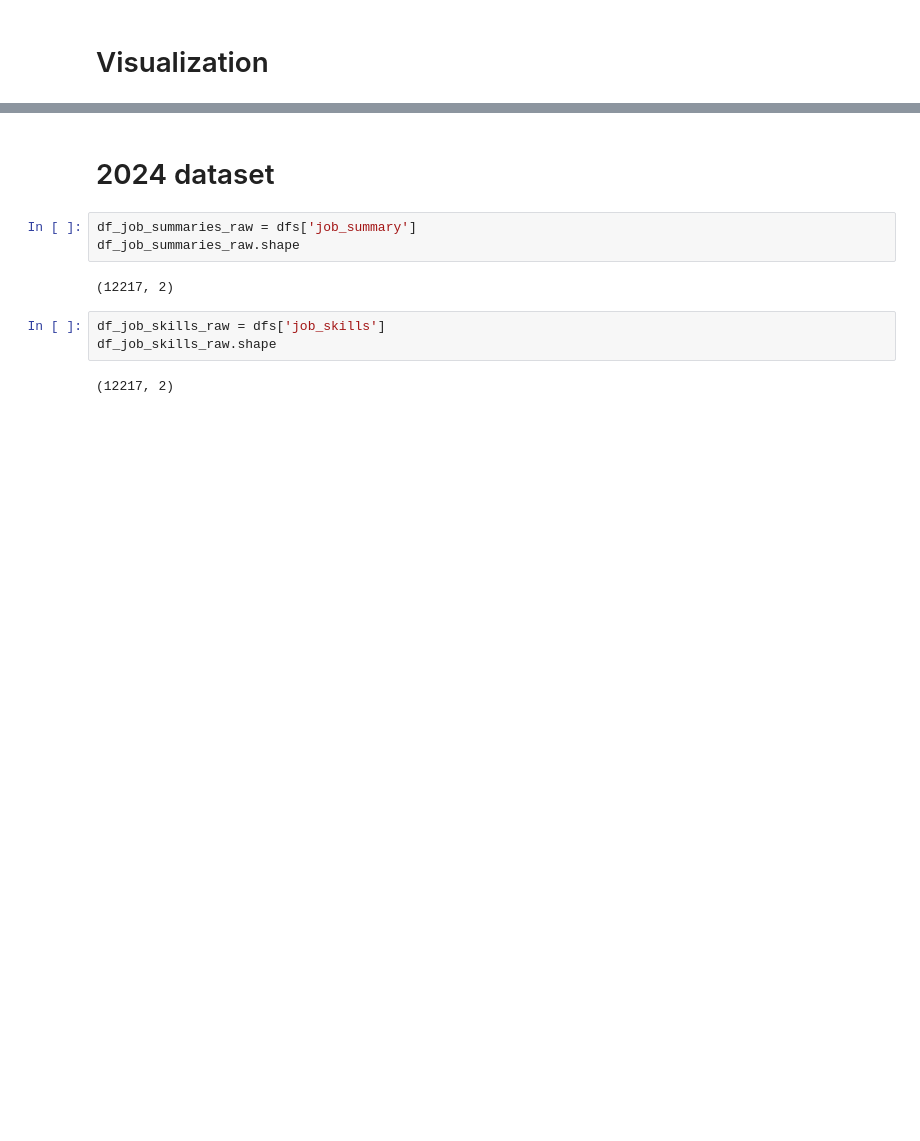
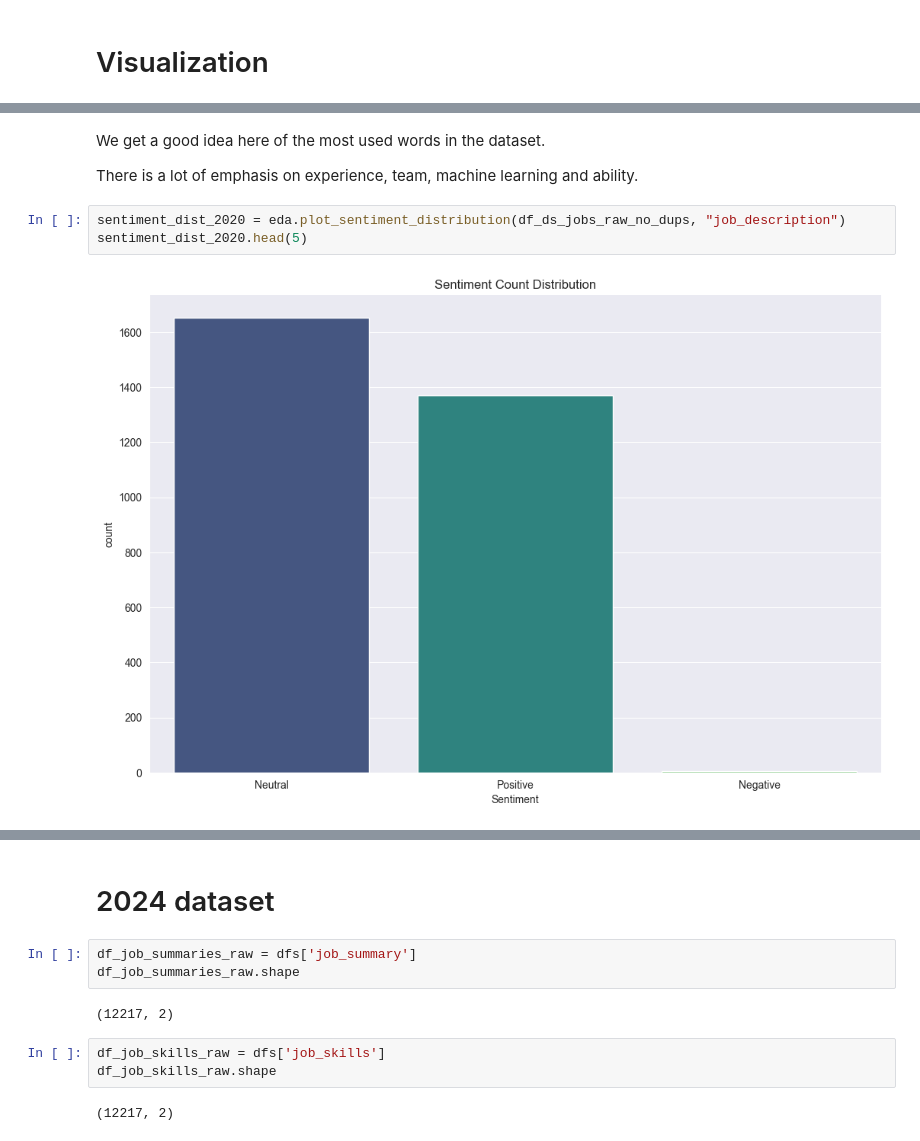
Before and after one commit to Thomas-Kulch/text_data_toolkit, a Jupyter notebook: eda/EDA_Job_Descriptions.ipynb, the cells around one changed output, grey strips where cells are left out. Saved outputs shown, nothing was run; the diff lists cells and outputs as text; blank space fills up the shorter version.

Commit message:
Finished EDA in EDA_Job_Descriptions.ipynb, created README and setup.py

```diff
--- a/eda/EDA_Job_Descriptions.ipynb
+++ b/eda/EDA_Job_Descriptions.ipynb
@@ -394,0 +371,9 @@ These top ngrams make sense for job descriptions. Seems like employers really wa
+# %% [markdown]
+We get a good idea here of the most used words in the dataset.
+
+There is a lot of emphasis on experience, team, machine learning and ability.
+# %%
+sentiment_dist_2020 = eda.plot_sentiment_distribution(df_ds_jobs_raw_no_dups, "job_description")
+sentiment_dist_2020.head(5)
+# %% [output]
+[figure, added]
```
Also changed, not shown: parts of 44 cells of this notebook, 6 other files.
